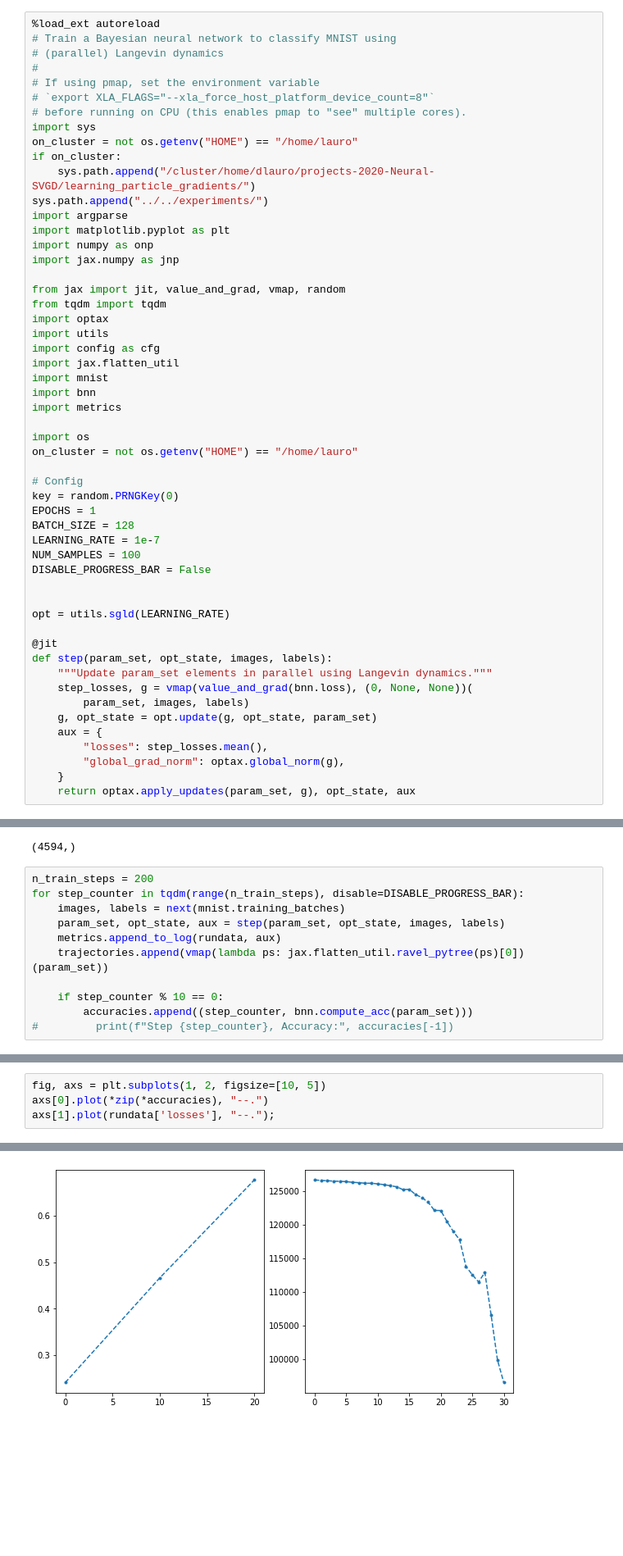
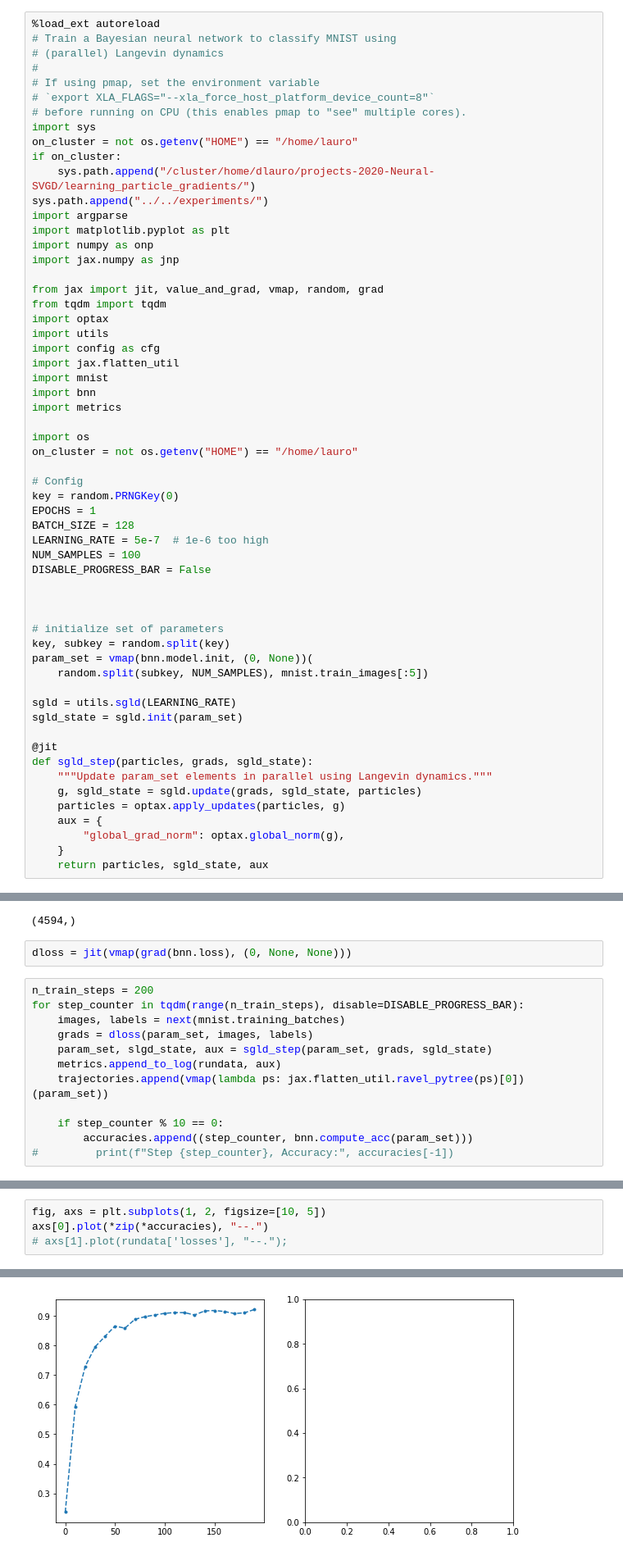
Before and after one commit to ratschlab/projects-2020-Neural-SVGD, a Jupyter notebook: notebooks/bayesian-neural-network/SGLD.ipynb, the cells around one changed output, grey strips where cells are left out. Shown: that part at 82% size. Saved outputs shown, nothing was run; the diff lists cells and outputs as text; blank space fills up the shorter version.

```diff
--- a/notebooks/bayesian-neural-network/SGLD.ipynb
+++ b/notebooks/bayesian-neural-network/SGLD.ipynb
@@ -23,7 +25,7 @@ import matplotlib.pyplot as plt
 import numpy as onp
 import jax.numpy as jnp
 
-from jax import jit, value_and_grad, vmap, random
+from jax import jit, value_and_grad, vmap, random, grad
 from tqdm import tqdm
 import optax
 import utils
@@ -40,22 +42,27 @@ on_cluster = not os.getenv("HOME") == "/home/lauro"
 key = random.PRNGKey(0)
 EPOCHS = 1
 BATCH_SIZE = 128
-LEARNING_RATE = 1e-7
+LEARNING_RATE = 5e-7  # 1e-6 too high
 NUM_SAMPLES = 100
 DISABLE_PROGRESS_BAR = False
 
 
-opt = utils.sgld(LEARNING_RATE)
+
+# initialize set of parameters
+key, subkey = random.split(key)
+param_set = vmap(bnn.model.init, (0, None))(
+    random.split(subkey, NUM_SAMPLES), mnist.train_images[:5])
+
+sgld = utils.sgld(LEARNING_RATE)
+sgld_state = sgld.init(param_set)
 
 @jit
-def step(param_set, opt_state, images, labels):
+def sgld_step(particles, grads, sgld_state):
     """Update param_set elements in parallel using Langevin dynamics."""
-    step_losses, g = vmap(value_and_grad(bnn.loss), (0, None, None))(
-        param_set, images, labels)
-    g, opt_state = opt.update(g, opt_state, param_set)
+    g, sgld_state = sgld.update(grads, sgld_state, particles)
+    particles = optax.apply_updates(particles, g)
     aux = {
-        "losses": step_losses.mean(),
         "global_grad_norm": optax.global_norm(g),
     }
-    return optax.apply_updates(param_set, g), opt_state, aux
+    return particles, sgld_state, aux
 # %% [output]
@@ -90,11 +91,14 @@ pflat = jax.flatten_util.ravel_pytree(params)[0]
 pflat.shape
 # %% [output]
 (4594,)
+# %%
+dloss = jit(vmap(grad(bnn.loss), (0, None, None)))
 # %%
 n_train_steps = 200
 for step_counter in tqdm(range(n_train_steps), disable=DISABLE_PROGRESS_BAR):
     images, labels = next(mnist.training_batches)
-    param_set, opt_state, aux = step(param_set, opt_state, images, labels)
+    grads = dloss(param_set, images, labels)
+    param_set, slgd_state, aux = sgld_step(param_set, grads, sgld_state)
     metrics.append_to_log(rundata, aux)
     trajectories.append(vmap(lambda ps: jax.flatten_util.ravel_pytree(ps)[0])(param_set))
 
@@ -106,5 +108,5 @@ KeyboardInterrupt:
 # %%
 fig, axs = plt.subplots(1, 2, figsize=[10, 5])
 axs[0].plot(*zip(*accuracies), "--.")
-axs[1].plot(rundata['losses'], "--.");
+# axs[1].plot(rundata['losses'], "--.");
 # %% [output]
@@ -111 +114 @@ axs[1].plot(rundata['losses'], "--.");
-[figure, old version]
+[figure, new version]
```
Also changed, not shown: parts of 7 cells of this notebook, 2 other files.
